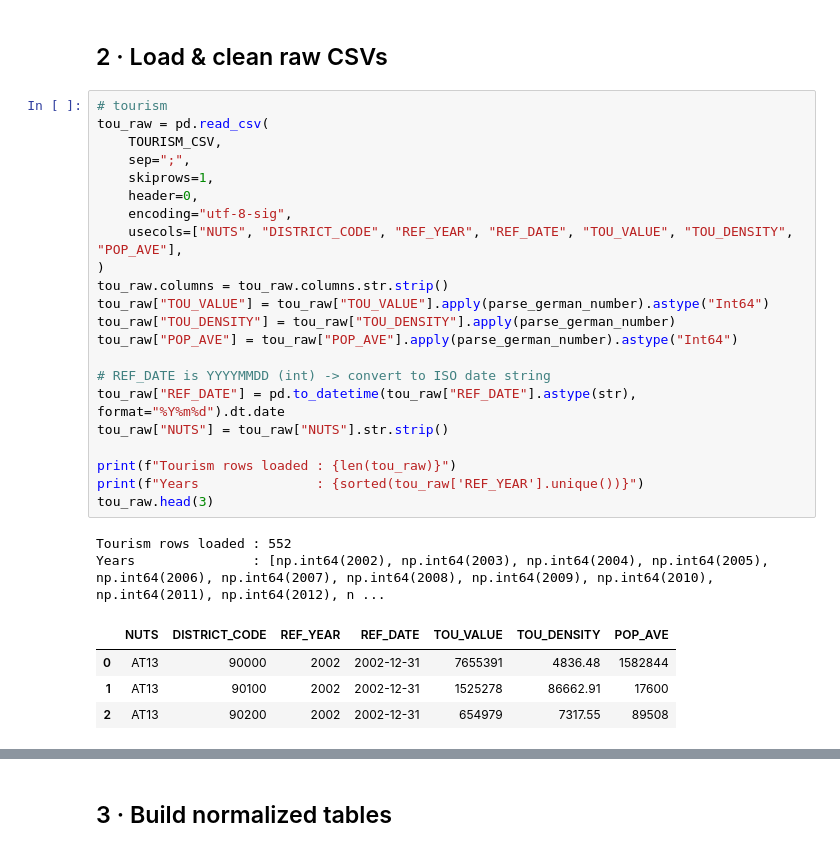
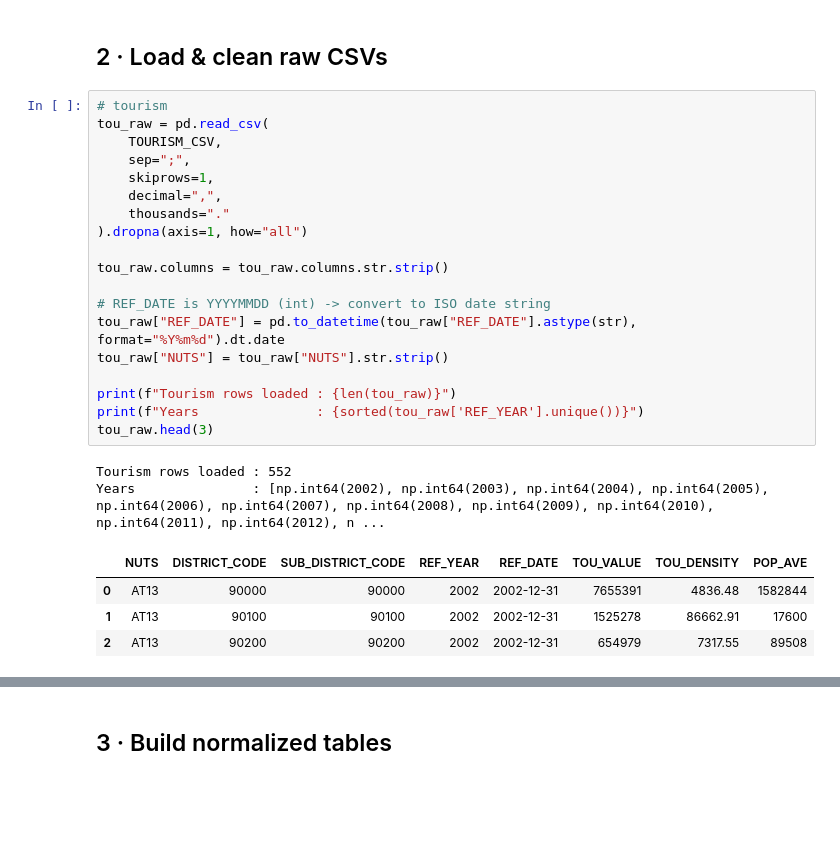
Before and after one commit to nicolasphilipp/unemployment-prediction, a Jupyter notebook: src/02_load_data_dbrepo.ipynb, the cells around one changed output, grey strips where cells are left out. Cells and saved outputs as stored; diff of their text form; blank space fills up the shorter version.

```diff
--- a/src/02_load_data_dbrepo.ipynb
+++ b/src/02_load_data_dbrepo.ipynb
@@ -92,32 +79,29 @@ def parse_german_number(s) -> float:
 # %%
 # tourism
 tou_raw = pd.read_csv(
     TOURISM_CSV,
     sep=";",
     skiprows=1,
-    header=0,
-    encoding="utf-8-sig",
-    usecols=["NUTS", "DISTRICT_CODE", "REF_YEAR", "REF_DATE", "TOU_VALUE", "TOU_DENSITY", "POP_AVE"],
-)
+    decimal=",",
+    thousands="."
+).dropna(axis=1, how="all")
+
 tou_raw.columns = tou_raw.columns.str.strip()
-tou_raw["TOU_VALUE"] = tou_raw["TOU_VALUE"].apply(parse_german_number).astype("Int64")
-tou_raw["TOU_DENSITY"] = tou_raw["TOU_DENSITY"].apply(parse_german_number)
-tou_raw["POP_AVE"] = tou_raw["POP_AVE"].apply(parse_german_number).astype("Int64")
 
 # REF_DATE is YYYYMMDD (int) -> convert to ISO date string
 tou_raw["REF_DATE"] = pd.to_datetime(tou_raw["REF_DATE"].astype(str), format="%Y%m%d").dt.date
 tou_raw["NUTS"] = tou_raw["NUTS"].str.strip()
 
 print(f"Tourism rows loaded : {len(tou_raw)}")
 print(f"Years               : {sorted(tou_raw['REF_YEAR'].unique())}")
 tou_raw.head(3)
 # %% [output]
 Tourism rows loaded : 552
 Years               : [np.int64(2002), np.int64(2003), np.int64(2004), np.int64(2005), np.int64(2006), np.int64(2007), np.int64(2008), np.int64(2009), np.int64(2010), np.int64(2011), np.int64(2012), n ...
-|  | NUTS | DISTRICT_CODE | REF_YEAR | REF_DATE | TOU_VALUE | TOU_DENSITY | POP_AVE |
-| 0 | AT13 | 90000 | 2002 | 2002-12-31 | 7655391 | 4836.48 | 1582844 |
-| 1 | AT13 | 90100 | 2002 | 2002-12-31 | 1525278 | 86662.91 | 17600 |
-| 2 | AT13 | 90200 | 2002 | 2002-12-31 | 654979 | 7317.55 | 89508 |
+|  | NUTS | DISTRICT_CODE | SUB_DISTRICT_CODE | REF_YEAR | REF_DATE | TOU_VALUE | TOU_DENSITY | POP_AVE |
+| 0 | AT13 | 90000 | 90000 | 2002 | 2002-12-31 | 7655391 | 4836.48 | 1582844 |
+| 1 | AT13 | 90100 | 90100 | 2002 | 2002-12-31 | 1525278 | 86662.91 | 17600 |
+| 2 | AT13 | 90200 | 90200 | 2002 | 2002-12-31 | 654979 | 7317.55 | 89508 |
 # %%
 # unemployment
 SEX_MAP = {0: "Both", 1: "Male", 2: "Female"}
```
Also changed, not shown: parts of 21 cells of this notebook, 6 other files.
